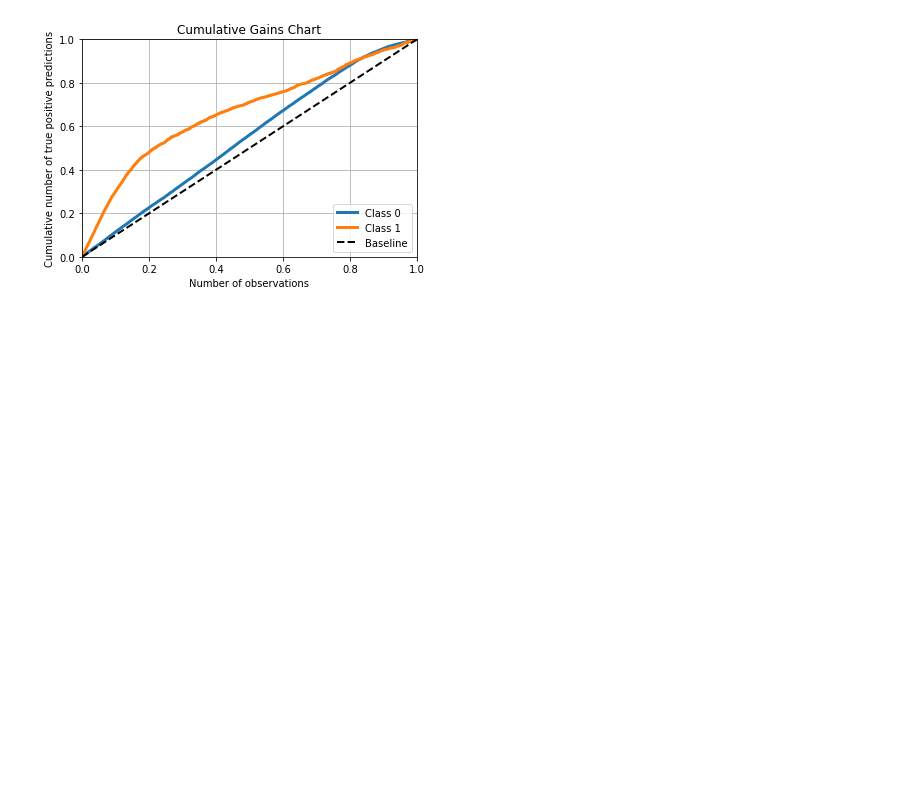
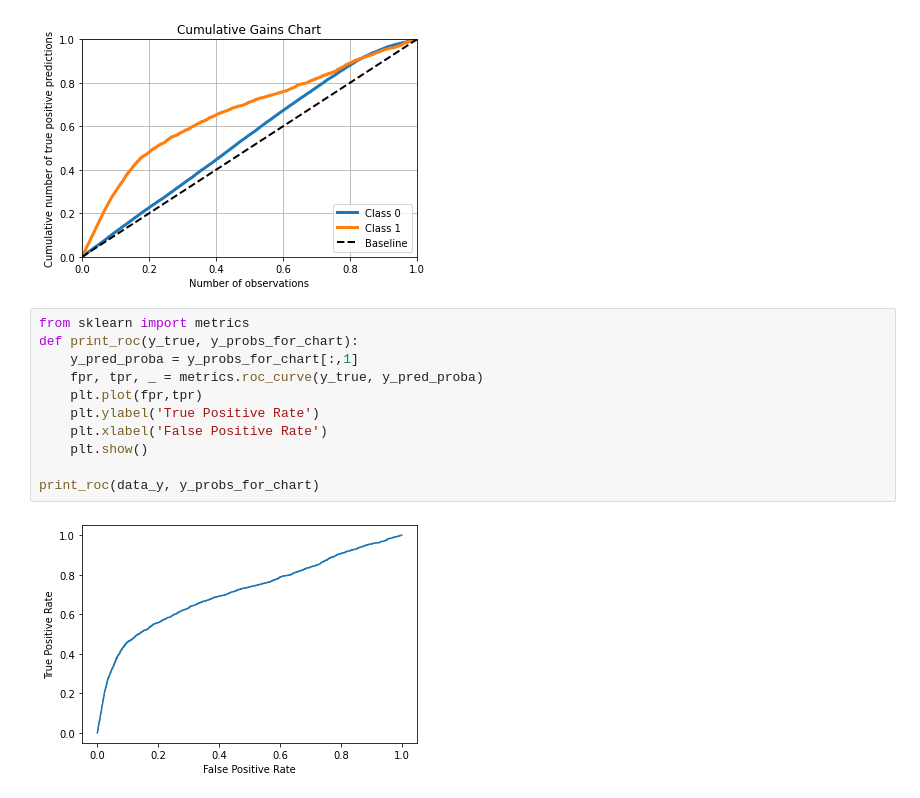
Before and after one commit to GiovanniPioDelvecchio/BigDataAnalyticsProject, a Jupyter notebook: Spark/NotebookTest/LDA_from_distributed.ipynb, the cells around one changed output. Cells and saved outputs as stored; diff of their text form; blank space fills up the shorter version.

Commit message:
Added some plots, modified some cells

```diff
--- a/Spark/NotebookTest/LDA_from_distributed.ipynb
+++ b/Spark/NotebookTest/LDA_from_distributed.ipynb
@@ -333,3 +333,16 @@ plot_cumulative_gains(data_y, y_probs_for_chart)
    macro avg       0.76      0.61      0.63      8808
 weighted avg       0.79      0.81      0.77      8808
 [figure]
+# %%
+from sklearn import metrics
+def print_roc(y_true, y_probs_for_chart):
+    y_pred_proba = y_probs_for_chart[:,1]
+    fpr, tpr, _ = metrics.roc_curve(y_true, y_pred_proba)
+    plt.plot(fpr,tpr)
+    plt.ylabel('True Positive Rate')
+    plt.xlabel('False Positive Rate')
+    plt.show()
+
+print_roc(data_y, y_probs_for_chart)
+# %% [output]
+[figure, added]
```
